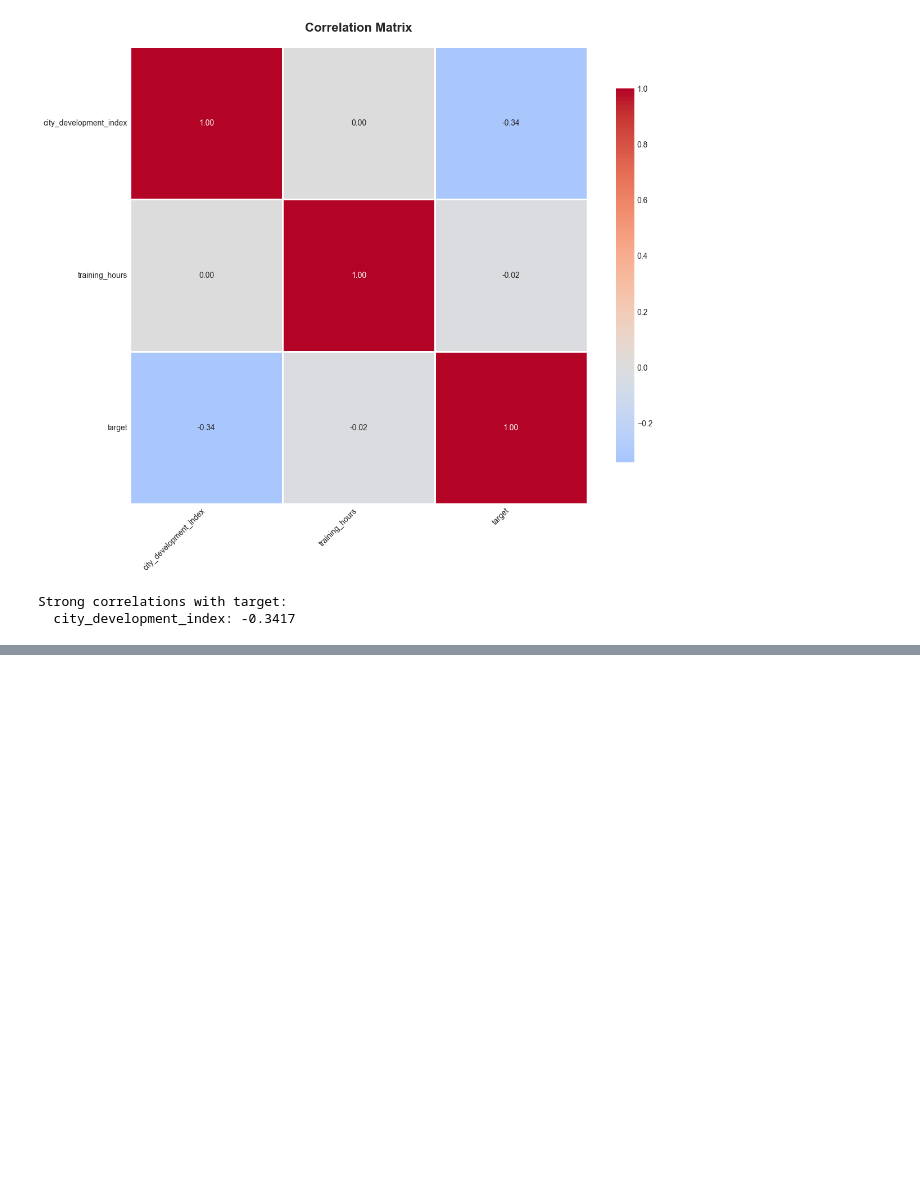
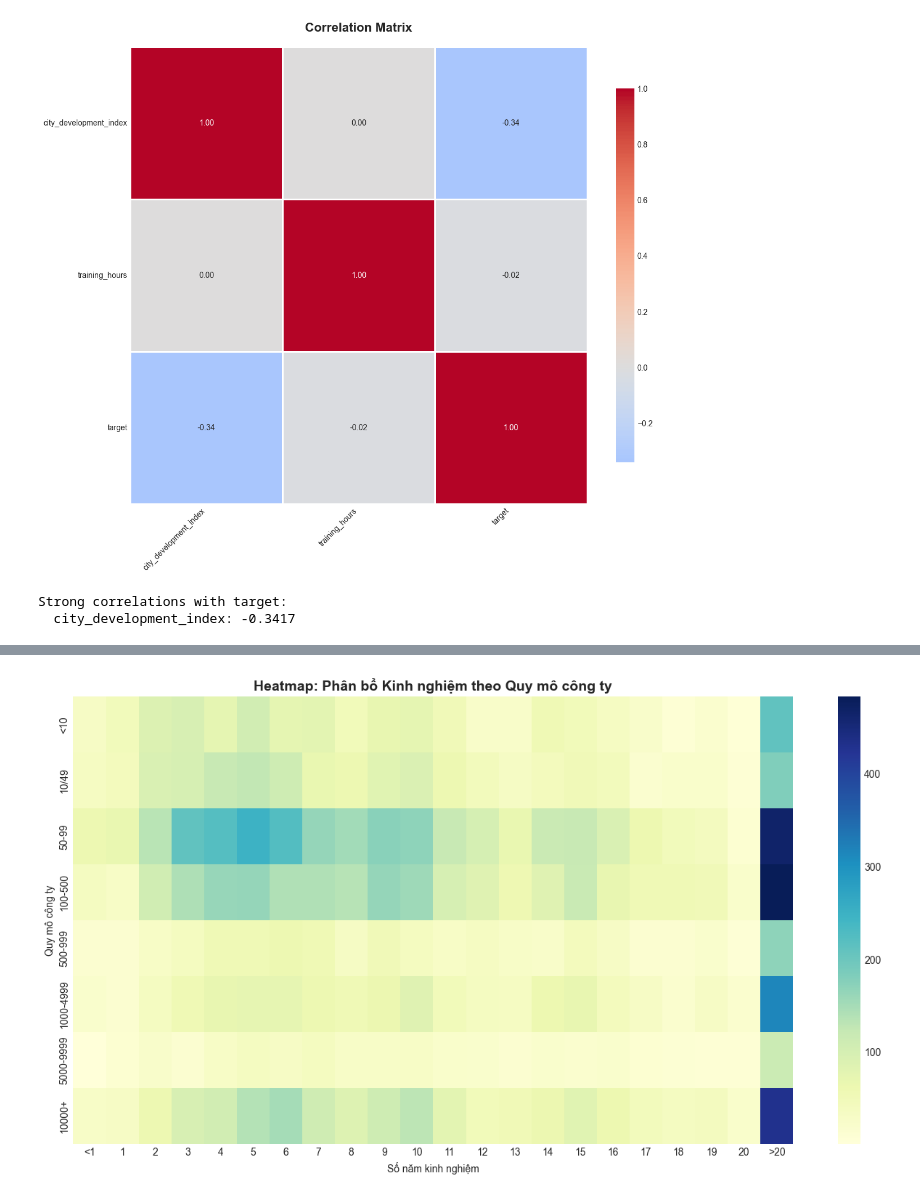
Before and after one commit to LeMinhNhat2901/HR_Analytics_Job_Change_of_Data_Scientists, a Jupyter notebook: notebooks/01_data_exploration.ipynb, the cells around one changed output, grey strips where cells are left out. Drawn from its saved outputs; the diff is of its cells as text; code cells hidden in the pictures; blank space fills up the shorter version.

```diff
--- a/notebooks/01_data_exploration.ipynb
+++ b/notebooks/01_data_exploration.ipynb
@@ -236,5 +243,5 @@ Top 5 values:
 # %%
-# Cell 8: Correlation analysis
+# Correlation analysis
 print("\n=== CORRELATION ANALYSIS ===\n")
 
 # Prepare numerical data
@@ -242,8 +249,11 @@ X_numerical = []
 feature_names_num = []
 
 for feat in numerical_features:
-    col = processor.get_column_by_name(data, headers, feat)
-    col_numeric = processor.fill_missing_numerical(col, strategy='median')
+    col_idx = headers.index(feat)
+    # ensure numeric type before filling
+    col = data[:, col_idx].astype(float)
+    # fill_missing_numerical returns (filled_array, statistic) -> unpack to keep the array
+    col_numeric, _ = processor.fill_missing_numerical(col, strategy='median')
     X_numerical.append(col_numeric)
     feature_names_num.append(feat)
 
@@ -274,55 +290,44 @@ Strong correlations with target:
 # %%
-# Cell 9: Research Questions
+#Research Question 1 - Experience vs Company Size
+print("\n=== Q1: EXPERIENCE vs COMPANY SIZE ===\n")
 
-"""
-## Câu hỏi nghiên cứu
+# 1. Lấy dữ liệu
+exp_col_idx = headers.index('experience')
+size_col_idx = headers.index('company_size')
 
-### 1. Yếu tố nào ảnh hưởng mạnh nhất đến quyết định thay đổi công việc?
-"""
+# Lọc bỏ các dòng có missing values ở 2 cột này để visualize cho sạch
+valid_mask = (data[:, exp_col_idx] != '') & (data[:, exp_col_idx] != 'nan') & \
+             (data[:, size_col_idx] != '') & (data[:, size_col_idx] != 'nan')
+data_q1 = data[valid_mask]
 
-# Phân tích và trả lời câu hỏi 1
-print("Analyzing feature importance...")
+exp_data = data_q1[:, exp_col_idx]
+size_data = data_q1[:, size_col_idx]
 
-"""
-### 2. Có sự khác biệt về tỷ lệ thay đổi công việc giữa nam và nữ?
-"""
+# 2. Định nghĩa thứ tự để vẽ biểu đồ cho logic (Sorting)
+size_order = ['<10', '10/49', '50-99', '100-500', '500-999', '1000-4999', '5000-9999', '10000+']
+exp_order = ['<1'] + [str(i) for i in range(1, 21)] + ['>20']
 
-gender_col = processor.get_column_by_name(data, headers, 'gender')
-gender_filled = processor.fill_missing_categorical(gender_col, strategy='mode')
+# 3. Tạo ma trận tần suất (Heatmap data)
+heatmap_data = np.zeros((len(size_order), len(exp_order)))
 
-for g in np.unique(gender_filled):
-    mask = gender_filled == g
-    target_subset = target[mask]
-    change_rate = np.mean(target_subset) * 100
-    print(f"{g}: {change_rate:.2f}% muốn thay đổi công việc")
+for i, size in enumerate(size_order):
+    for j, exp in enumerate(exp_order):
+        count = np.sum((size_data == size) & (exp_data == exp))
+        heatmap_data[i, j] = count
 
-"""
-### 3. Kinh nghiệm có ảnh hưởng như thế nào?
-"""
+# 4. Vẽ biểu đồ Heatmap
+plt.figure(figsize=(16, 8))
+sns.heatmap(heatmap_data, xticklabels=exp_order, yticklabels=size_order,
+            cmap="YlGnBu", annot=False)
+plt.title('Heatmap: Phân bổ Kinh nghiệm theo Quy mô công ty', fontsize=14, fontweight='bold')
+plt.xlabel('Số năm kinh nghiệm')
+plt.ylabel('Quy mô công ty')
+plt.show()
 
-exp_col = processor.get_column_by_name(data, headers, 'relevent_experience')
-exp_filled = processor.fill_missing_categorical(exp_col, strategy='mode')
-
-for exp in np.unique(exp_filled):
-    mask = exp_filled == exp
-    target_subset = target[mask]
-    change_rate = np.mean(target_subset) * 100
-    print(f"{exp}: {change_rate:.2f}% muốn thay đổi công việc")
-
-"""
-### 4. Ảnh hưởng của city development index?
-"""
-
-cdi = processor.get_column_by_name(data, headers, 'city_development_index')
-cdi_numeric = processor.fill_missing_numerical(cdi, strategy='median')
-
-# Chia thành bins
-bins = [0, 0.7, 0.85, 1.0]
-labels = ['Low', 'Medium', 'High']
-
-for i in range(len(bins)-1):
-    mask = (cdi_numeric >= bins[i]) & (cdi_numeric < bins[i+1])
-    target_subset = target[mask]
-    change_rate = np.mean(target_subset) * 100
-    print(f"CDI {labels[i]}: {change_rate:.2f}% muốn thay đổi công việc")
+print("""
+➤ NHẬN XÉT THÚ VỊ:
+- Các công ty rất lớn (10000+) tập trung một lượng lớn nhân sự có thâm niên cực cao (>20 năm).
+- Ngược lại, các công ty nhỏ (<10, 10/49) có sự phân bổ đều hơn ở các mức kinh nghiệm thấp và trung bình (startup thường thu hút nhân sự trẻ).
+- Có một "vùng trũng" ở giữa: Nhân sự tầm trung (5-10 năm) dường như phân tán khá đều.
+""")
 # %% [output]
@@ -337,0 +335 @@ CDI High: 16.03% muốn thay đổi công việc
+[figure, added]
```
Also changed, not shown: parts of 17 cells of this notebook, 17 other files.
